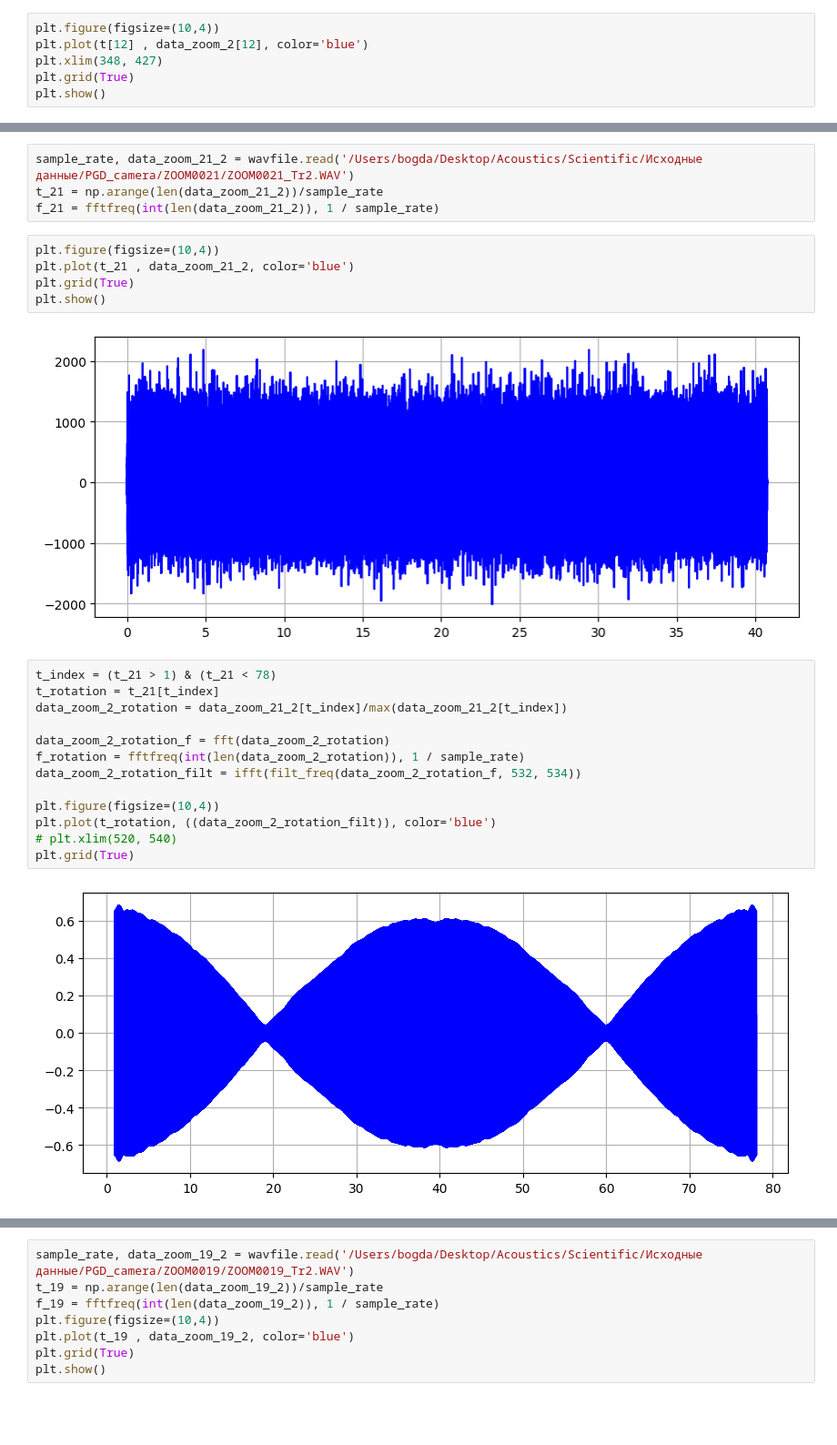
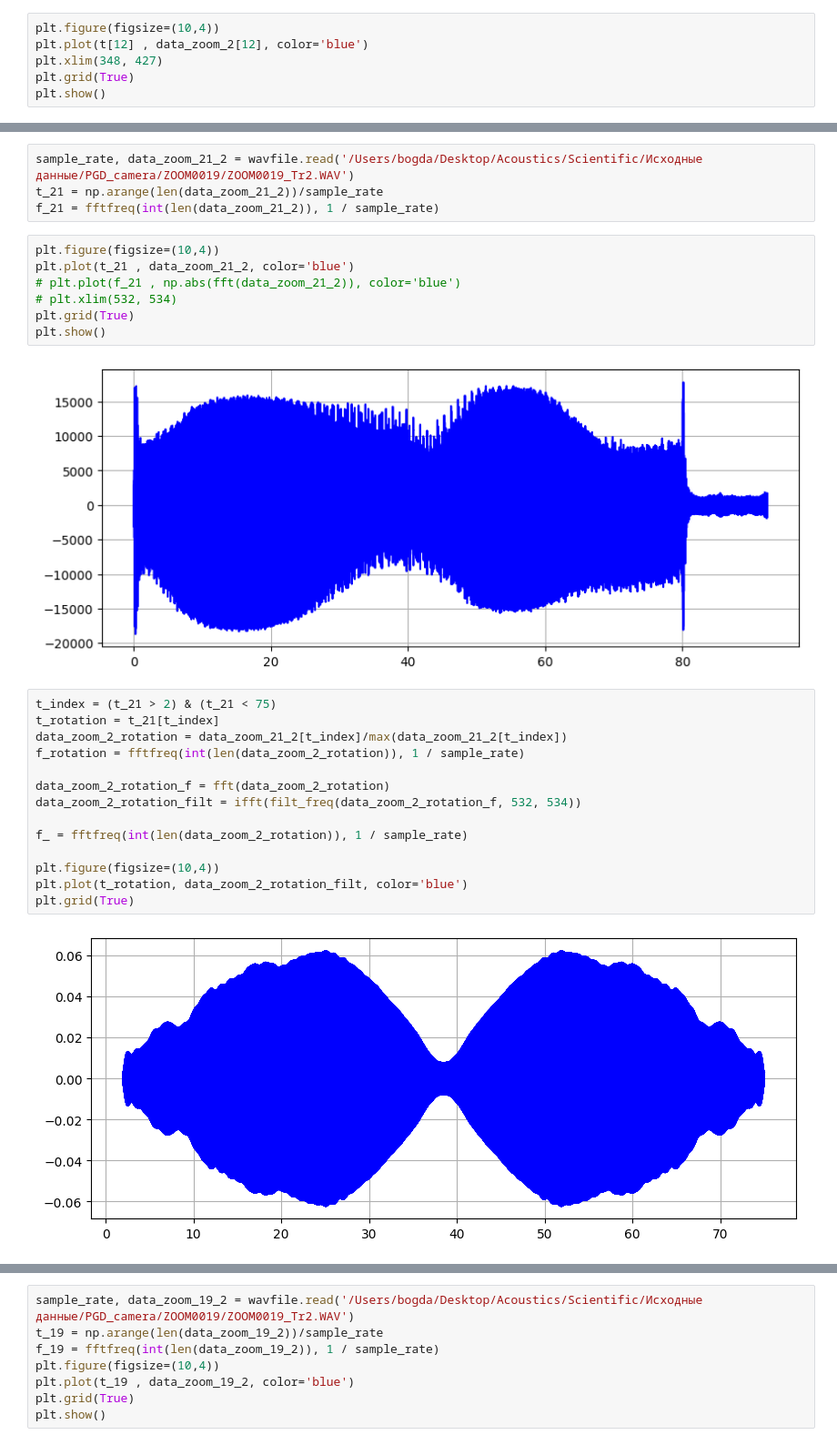
Before and after one commit to bdExplore/Scientific, a Jupyter notebook: Python/pgd_analys.ipynb, the cells around one changed output, grey strips where cells are left out. Shown: that part at 91% size. Drawn from its saved outputs; the diff is of its cells as text; blank space fills up the shorter version.

```diff
--- a/Python/pgd_analys.ipynb
+++ b/Python/pgd_analys.ipynb
@@ -80,29 +84,32 @@ plot_radiation_pattern(data_zoom_2_rotation_filt)
 # %%
-sample_rate, data_zoom_21_2 = wavfile.read('/Users/bogda/Desktop/Acoustics/Scientific/Исходные данные/PGD_camera/ZOOM0021/ZOOM0021_Tr2.WAV')
+sample_rate, data_zoom_21_2 = wavfile.read('/Users/bogda/Desktop/Acoustics/Scientific/Исходные данные/PGD_camera/ZOOM0019/ZOOM0019_Tr2.WAV')
 t_21 = np.arange(len(data_zoom_21_2))/sample_rate
 f_21 = fftfreq(int(len(data_zoom_21_2)), 1 / sample_rate)
 # %%
 plt.figure(figsize=(10,4))
 plt.plot(t_21 , data_zoom_21_2, color='blue')
+# plt.plot(f_21 , np.abs(fft(data_zoom_21_2)), color='blue')
+# plt.xlim(532, 534)
 plt.grid(True)
 plt.show()
 # %% [output]
-[figure, old version]
+[figure, new version]
 # %%
-t_index = (t_21 > 1) & (t_21 < 78)
+t_index = (t_21 > 2) & (t_21 < 75)
 t_rotation = t_21[t_index]
 data_zoom_2_rotation = data_zoom_21_2[t_index]/max(data_zoom_21_2[t_index])
+f_rotation = fftfreq(int(len(data_zoom_2_rotation)), 1 / sample_rate)
 
 data_zoom_2_rotation_f = fft(data_zoom_2_rotation)
-f_rotation = fftfreq(int(len(data_zoom_2_rotation)), 1 / sample_rate)
 data_zoom_2_rotation_filt = ifft(filt_freq(data_zoom_2_rotation_f, 532, 534))
 
+f_ = fftfreq(int(len(data_zoom_2_rotation)), 1 / sample_rate)
+
 plt.figure(figsize=(10,4))
-plt.plot(t_rotation, ((data_zoom_2_rotation_filt)), color='blue')
-# plt.xlim(520, 540)
+plt.plot(t_rotation, data_zoom_2_rotation_filt, color='blue')
 plt.grid(True)
 # %% [output]
-[figure, old version]
+[figure, new version]
 # %%
 from scipy.signal import hilbert
 
```
Also changed, not shown: parts of 15 cells of this notebook, 5 other files.
